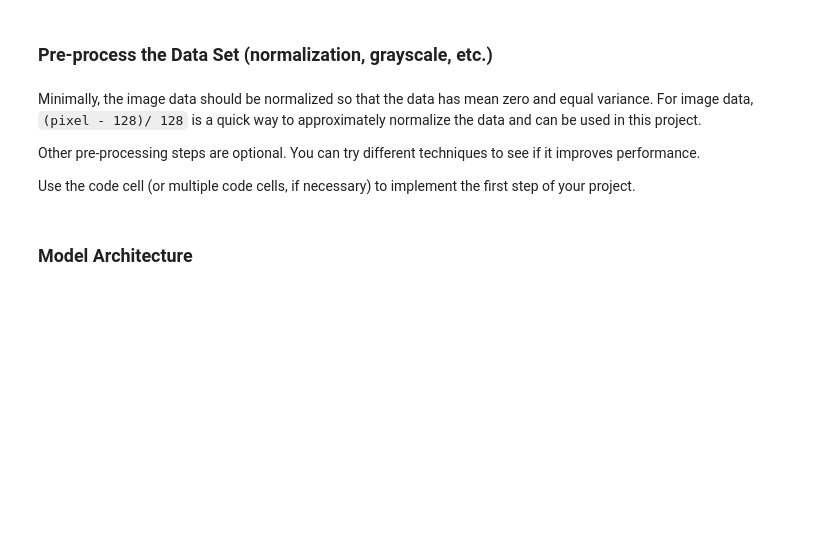
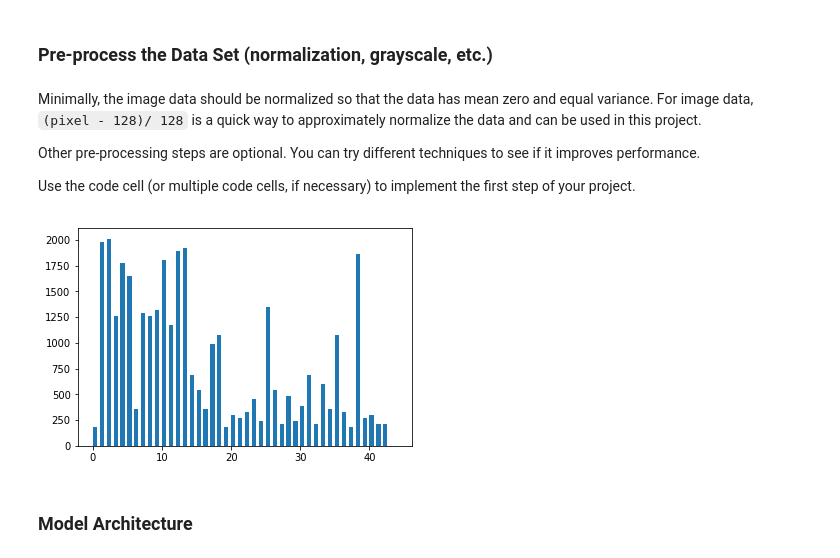
Before and after one commit to DavidYRB/CarND-Traffic-Sign-Classifier-Project, a Jupyter notebook: Traffic_Sign_Classifier.ipynb, the cells around one changed output. Cells and saved outputs as stored; diff of their text form; code cells hidden in the pictures; blank space fills up the shorter version.

Commit message:
make through all works but data augmentation works not very good

```diff
--- a/Traffic_Sign_Classifier.ipynb
+++ b/Traffic_Sign_Classifier.ipynb
@@ -152,3 +231,18 @@ X_test = np.array(X_test)/122.5 - 1
+# %%
+# preprocess pipeline
+# 1. transform and augmentation
+ #X_train, y_train = augmentation(X_train, y_train)
+
+# 2. normalization
+X_train = np.array(X_train)/122.5 - 1
+X_valid = np.array(X_valid)/122.5 -1
+X_test = np.array(X_test)/122.5 - 1
+
+beams = [x for x in range(45)]
+plt.hist(y_train, beams, histtype='bar', width=0.6)
+plt.show()
+# %% [output]
+[figure, added]
 # %% [markdown]
 ### Model Architecture
 # %%
```
Also changed, not shown: parts of 9 cells of this notebook, 4 other files.
